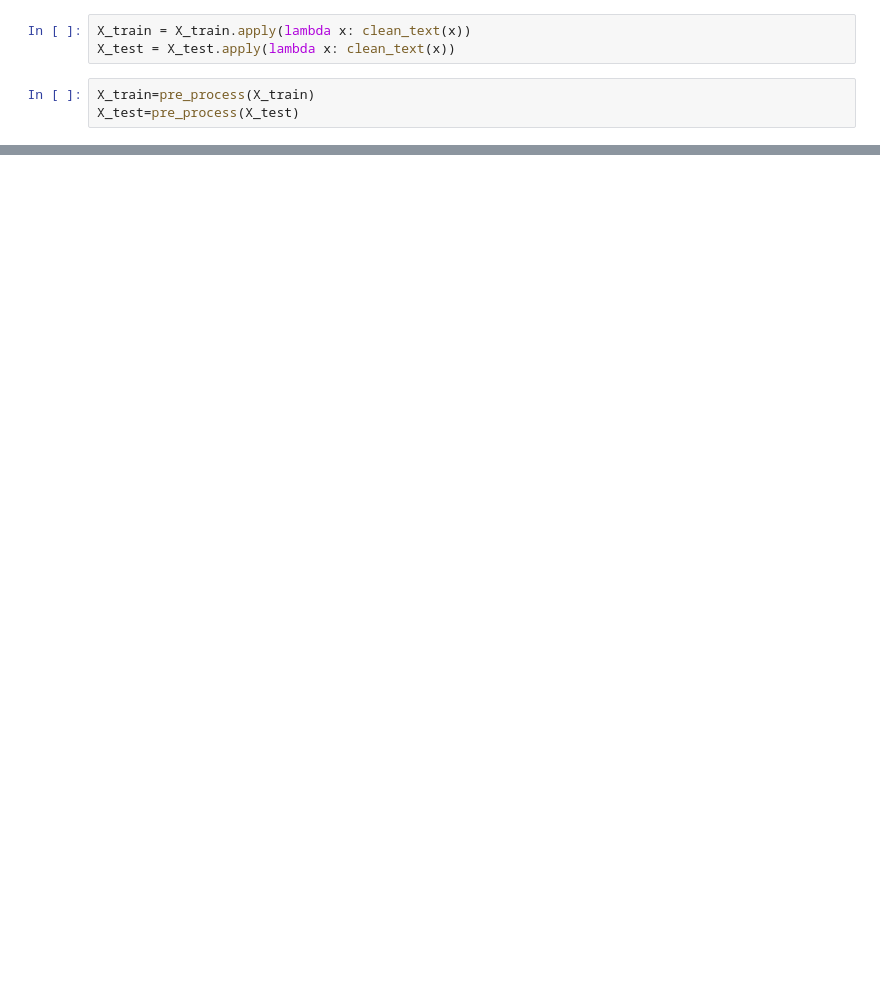
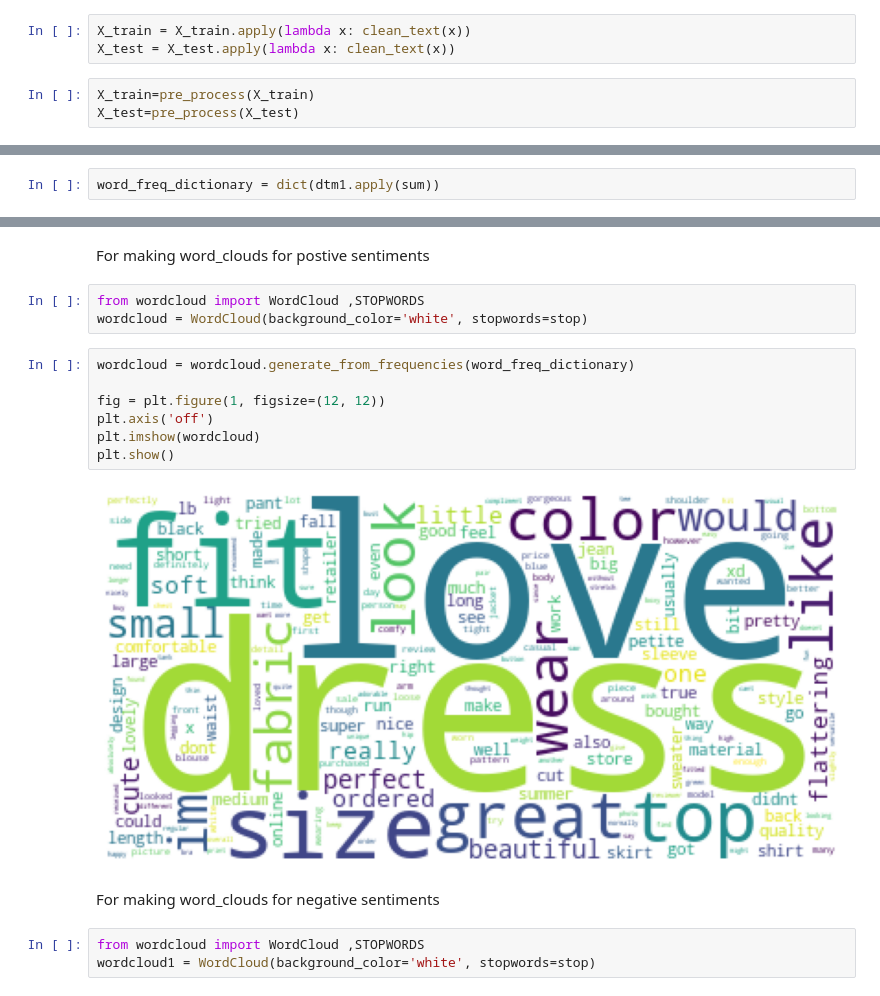
Before and after one commit to phallyn-chean/data-science-project, a Jupyter notebook: src/text_mining.ipynb, the cells around one changed output, grey strips where cells are left out. Cells and saved outputs as stored; diff of their text form; blank space fills up the shorter version.

```diff
--- a/src/text_mining.ipynb
+++ b/src/text_mining.ipynb
@@ -296,0 +500,2 @@ X_test=pre_process(X_test)
+# %%
+word_freq_dictionary = dict(dtm1.apply(sum))
@@ -296,0 +534,19 @@ X_test=pre_process(X_test)
+# %% [markdown]
+For making word_clouds for postive sentiments
+# %%
+from wordcloud import WordCloud ,STOPWORDS
+wordcloud = WordCloud(background_color='white', stopwords=stop)
+# %%
+wordcloud = wordcloud.generate_from_frequencies(word_freq_dictionary)
+
+fig = plt.figure(1, figsize=(12, 12))
+plt.axis('off')
+plt.imshow(wordcloud)
+plt.show()
+# %% [output]
+[figure, added]
+# %% [markdown]
+For making word_clouds for negative sentiments
+# %%
+from wordcloud import WordCloud ,STOPWORDS
+wordcloud1 = WordCloud(background_color='white', stopwords=stop)
```
Also changed, not shown: parts of 42 cells of this notebook.
